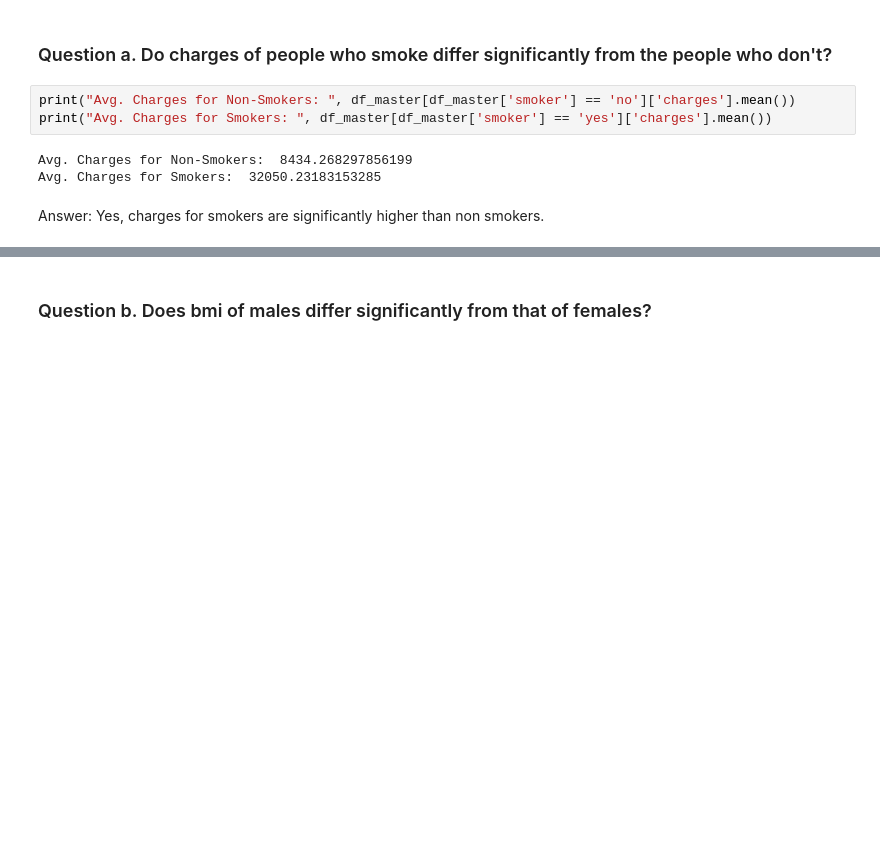
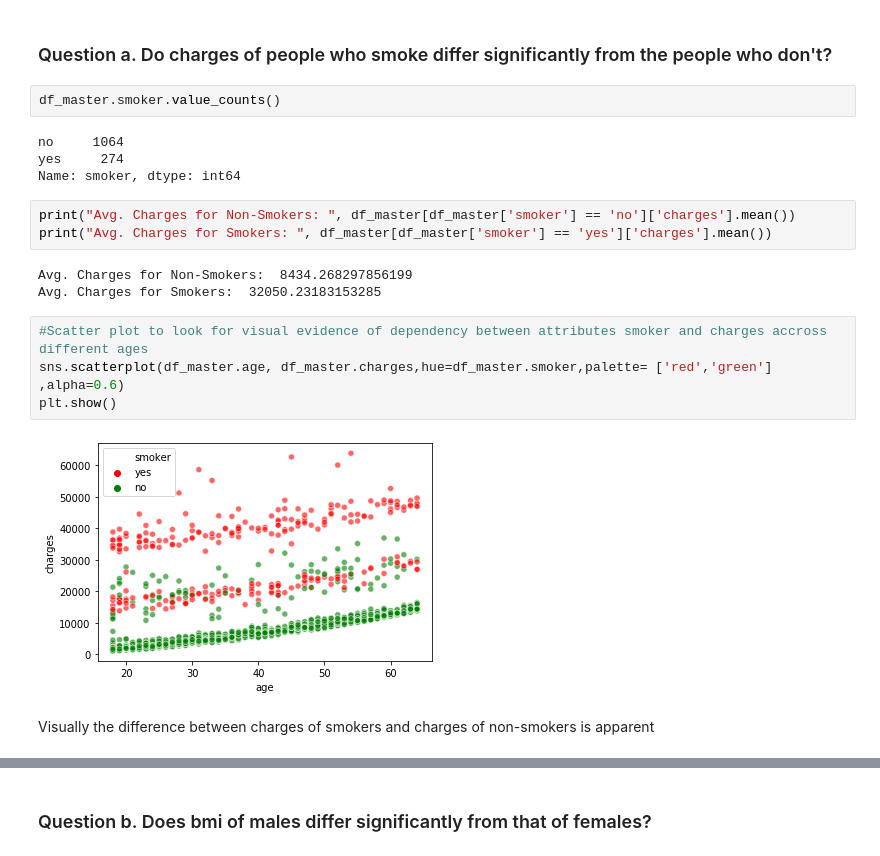
Before and after one commit to GreatLearningAIML1/bangalore-aug19-batch-guptamayankg, a Jupyter notebook: StatisticalLearning_Project2.ipynb, the cells around one changed output, grey strips where cells are left out. Saved outputs shown, nothing was run; the diff lists cells and outputs as text; blank space fills up the shorter version.

```diff
--- a/StatisticalLearning_Project2.ipynb
+++ b/StatisticalLearning_Project2.ipynb
@@ -195,11 +199,23 @@ sns.pairplot(df_master)
 ## Step4 - Question & Answer
 # %% [markdown]
 ### Question a. Do charges of people who smoke differ significantly from the people who don't?
+# %%
+df_master.smoker.value_counts()
+# %% [output]
+no     1064
+yes     274
+Name: smoker, dtype: int64
 # %%
 print("Avg. Charges for Non-Smokers: ", df_master[df_master['smoker'] == 'no']['charges'].mean())
 print("Avg. Charges for Smokers: ", df_master[df_master['smoker'] == 'yes']['charges'].mean())
 # %% [output]
 Avg. Charges for Non-Smokers:  8434.268297856199
 Avg. Charges for Smokers:  32050.23183153285
-# %% [markdown]
-Answer: Yes, charges for smokers are significantly higher than non smokers.
+# %%
+#Scatter plot to look for visual evidence of dependency between attributes smoker and charges accross different ages
+sns.scatterplot(df_master.age, df_master.charges,hue=df_master.smoker,palette= ['red','green'] ,alpha=0.6)
+plt.show()
+# %% [output]
+[figure, added]
+# %% [markdown]
+Visually the difference between charges of smokers and charges of non-smokers is apparent
```
Also changed, not shown: parts of 13 cells of this notebook.
